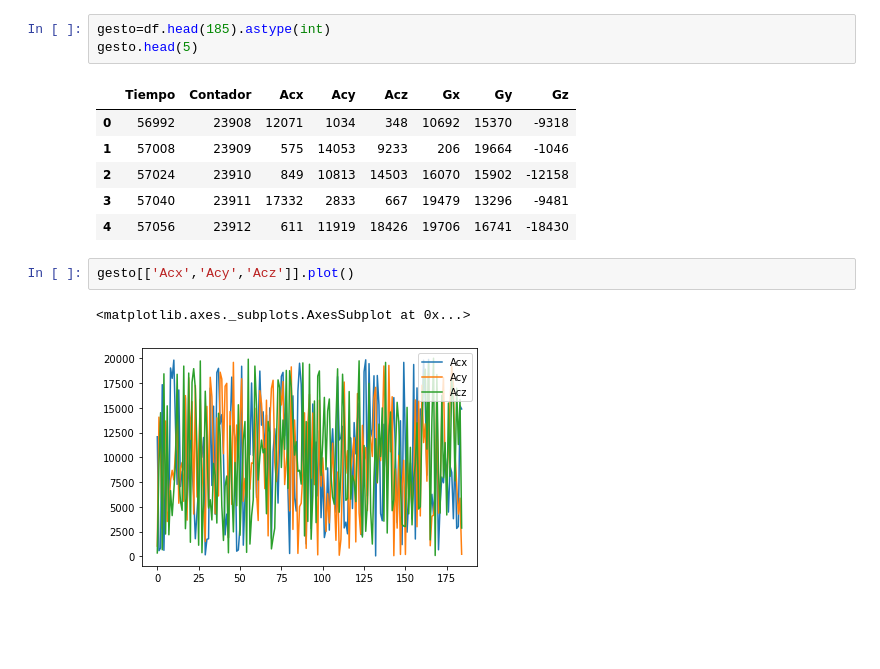
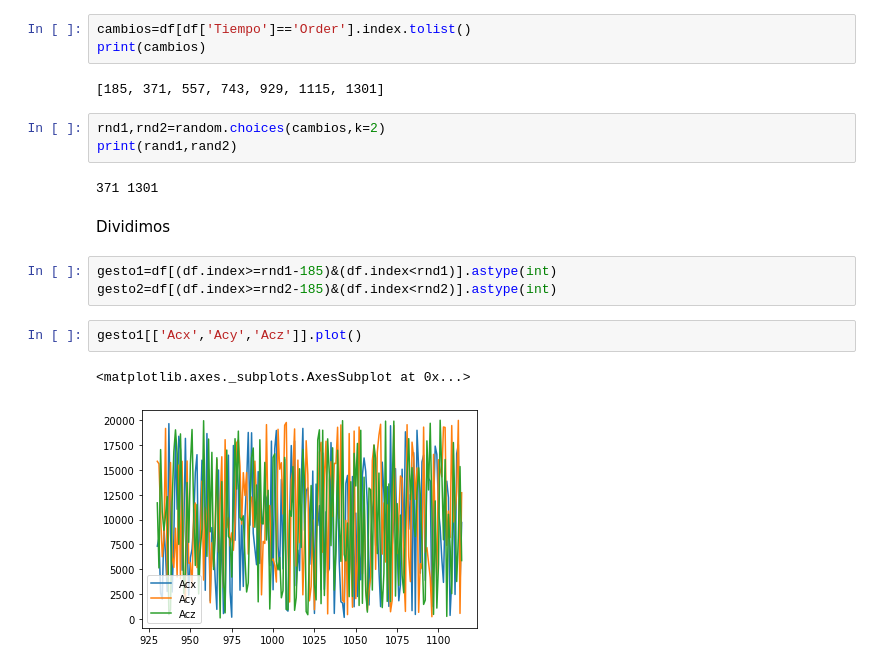
Before and after one commit to Dfriveraa/PI-GetData, a Jupyter notebook: Plotting.ipynb, the cells around one changed output. Saved outputs shown, nothing was run; the diff lists cells and outputs as text; blank space fills up the shorter version.

Commit message:
plotting 2 random

```diff
--- a/Plotting.ipynb
+++ b/Plotting.ipynb
@@ -4,16 +5,21 @@ import matplotlib.pyplot as plt
 df=pd.read_csv('Gesto1.csv')
-# %%
-gesto=df.head(185).astype(int)
-gesto.head(5)
-# %% [output]
-|  | Tiempo | Contador | Acx | Acy | Acz | Gx | Gy | Gz |
-| 0 | 56992 | 23908 | 12071 | 1034 | 348 | 10692 | 15370 | -9318 |
-| 1 | 57008 | 23909 | 575 | 14053 | 9233 | 206 | 19664 | -1046 |
-| 2 | 57024 | 23910 | 849 | 10813 | 14503 | 16070 | 15902 | -12158 |
-| 3 | 57040 | 23911 | 17332 | 2833 | 667 | 19479 | 13296 | -9481 |
-| 4 | 57056 | 23912 | 611 | 11919 | 18426 | 19706 | 16741 | -18430 |
+# %%
+cambios=df[df['Tiempo']=='Order'].index.tolist()
+print(cambios)
+# %% [output]
+[185, 371, 557, 743, 929, 1115, 1301]
+# %%
+rnd1,rnd2=random.choices(cambios,k=2)
+print(rand1,rand2)
+# %% [output]
+371 1301
+# %% [markdown]
+Dividimos
+# %%
+gesto1=df[(df.index>=rnd1-185)&(df.index<rnd1)].astype(int)
+gesto2=df[(df.index>=rnd2-185)&(df.index<rnd2)].astype(int)
 # %%
-gesto[['Acx','Acy','Acz']].plot()
+gesto1[['Acx','Acy','Acz']].plot()
 # %% [output]
 <matplotlib.axes._subplots.AxesSubplot at 0x...>
-[figure, old version]
+[figure, new version]
```
Also changed, not shown: parts of 3 cells of this notebook.
